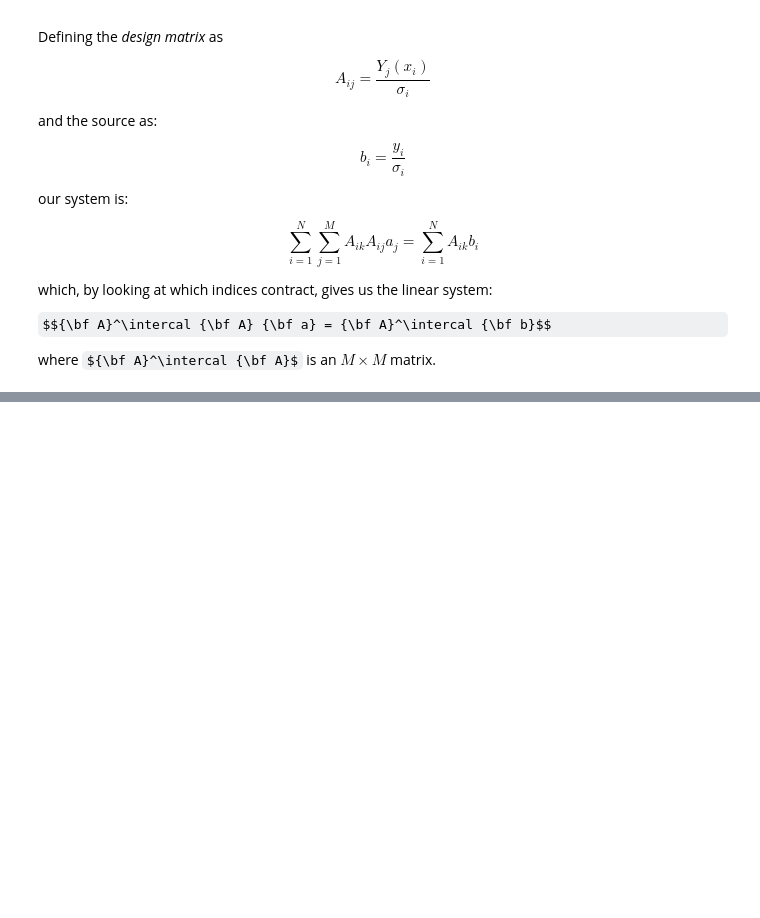
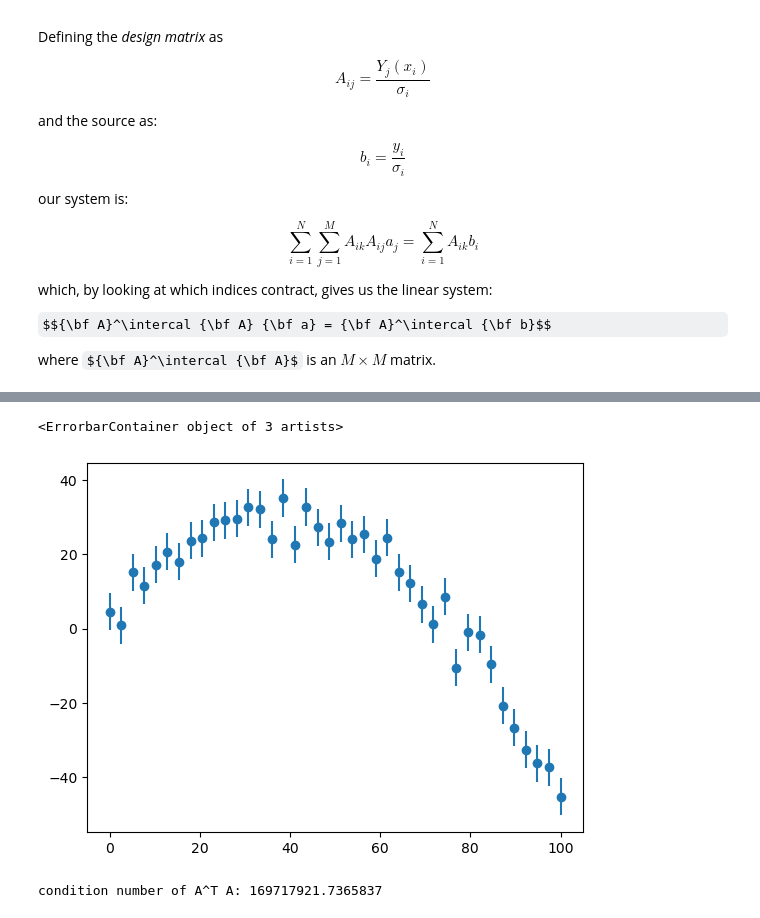
Before and after one commit to zingale/computational_astrophysics, a Jupyter notebook: content/fitting/generalized-linear-least-squares.ipynb, the cells around one changed output, grey strips where cells are left out. Cells and saved outputs as stored; diff of their text form; code cells hidden in the pictures; some formulas as TeX source; blank space fills up the shorter version.

```diff
--- a/content/fitting/generalized-linear-least-squares.ipynb
+++ b/content/fitting/generalized-linear-least-squares.ipynb
@@ -52,0 +106,35 @@ where ${\bf A}^\intercal {\bf A}$ is an $M\times M$ matrix.
+# %%
+def y_experiment2(a1, a2, a3, sigma, x):
+    """ return the experimental data in a quadratic + random fashion,
+        with a1, a2, a3 the coefficients of the quadratic and sigma is
+        the error.  This will be poorly matched to a linear fit for
+        a3 != 0 """
+
+    N = len(x)
+
+    # randn gives samples from the "standard normal" distribution
+    r = np.random.randn(N)
+
+    y = a1 + a2*x + a3*x*x + sigma*r
+
+    return y
+# %%
+N = 40
+x = np.linspace(0, 100.0, N)
+
+yerr = 5.0 * np.ones(N)
+
+y = y_experiment2(2.0, 1.50, -0.02, yerr, x)
+# %%
+fig, ax = plt.subplots()
+
+ax.errorbar(x, y, yerr=yerr, fmt="o")
+# %% [output]
+<ErrorbarContainer object of 3 artists>
+[figure, added]
+# %%
+# do the regression with M = 3 (1, x, x^2)
+M = 3
+a, chisq = general_regression(x, y, sigma, M)
+# %% [output]
+condition number of A^T A: 169717921.7365837
```
Also changed, not shown: parts of 6 cells of this notebook.
